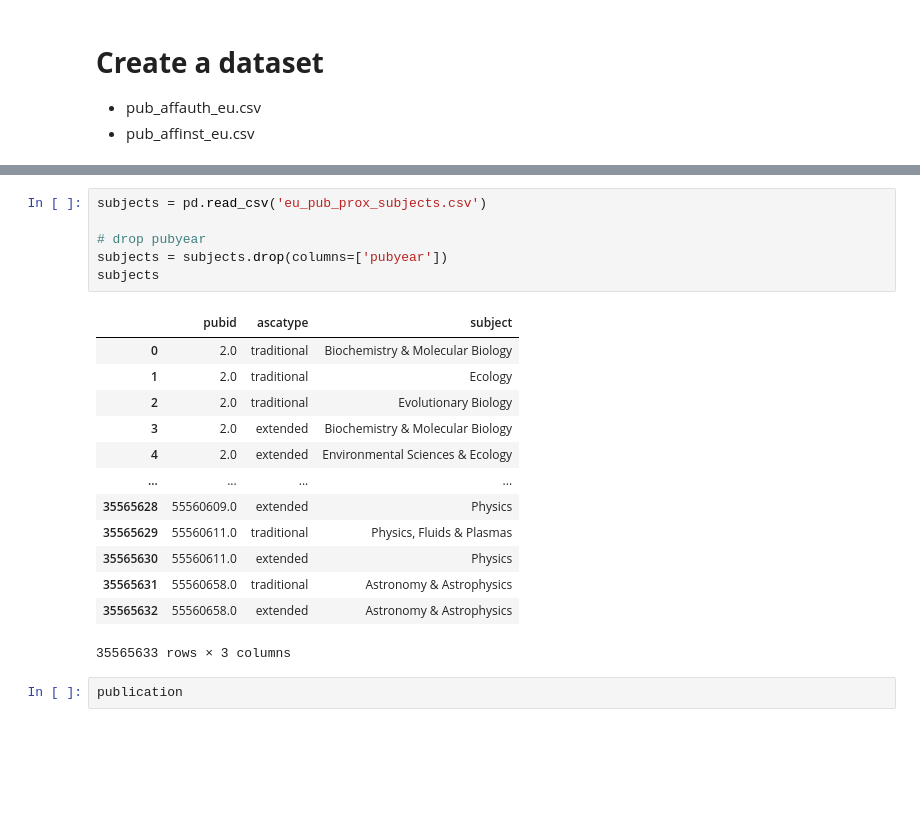
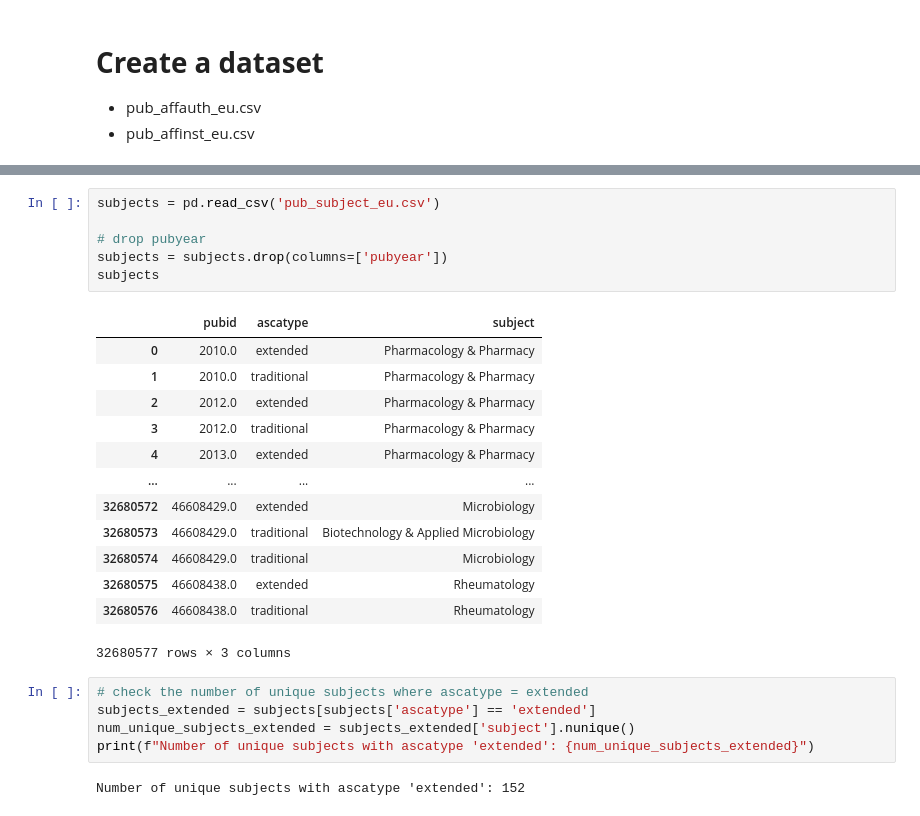
Before and after one commit to awekim/ContentNovelty, a Jupyter notebook: 1_data_construction.ipynb, the cells around one changed output, grey strips where cells are left out. Cells and saved outputs as stored; diff of their text form; blank space fills up the shorter version.

```diff
--- a/1_data_construction.ipynb
+++ b/1_data_construction.ipynb
@@ -64,22 +66,27 @@ publication
 # %%
-subjects = pd.read_csv('eu_pub_prox_subjects.csv')
+subjects = pd.read_csv('pub_subject_eu.csv')
 
 # drop pubyear
 subjects = subjects.drop(columns=['pubyear'])
 subjects
 # %% [output]
 |  | pubid | ascatype | subject |
-| 0 | 2.0 | traditional | Biochemistry & Molecular Biology |
-| 1 | 2.0 | traditional | Ecology |
-| 2 | 2.0 | traditional | Evolutionary Biology |
-| 3 | 2.0 | extended | Biochemistry & Molecular Biology |
-| 4 | 2.0 | extended | Environmental Sciences & Ecology |
+| 0 | 2010.0 | extended | Pharmacology & Pharmacy |
+| 1 | 2010.0 | traditional | Pharmacology & Pharmacy |
+| 2 | 2012.0 | extended | Pharmacology & Pharmacy |
+| 3 | 2012.0 | traditional | Pharmacology & Pharmacy |
+| 4 | 2013.0 | extended | Pharmacology & Pharmacy |
 | ... | ... | ... | ... |
-| 35565628 | 55560609.0 | extended | Physics |
-| 35565629 | 55560611.0 | traditional | Physics, Fluids & Plasmas |
-| 35565630 | 55560611.0 | extended | Physics |
-| 35565631 | 55560658.0 | traditional | Astronomy & Astrophysics |
-| 35565632 | 55560658.0 | extended | Astronomy & Astrophysics |
+| 32680572 | 46608429.0 | extended | Microbiology |
+| 32680573 | 46608429.0 | traditional | Biotechnology & Applied Microbiology |
+| 32680574 | 46608429.0 | traditional | Microbiology |
+| 32680575 | 46608438.0 | extended | Rheumatology |
+| 32680576 | 46608438.0 | traditional | Rheumatology |
-35565633 rows × 3 columns
+32680577 rows × 3 columns
 # %%
-publication
+# check the number of unique subjects where ascatype = extended
+subjects_extended = subjects[subjects['ascatype'] == 'extended']
+num_unique_subjects_extended = subjects_extended['subject'].nunique()
+print(f"Number of unique subjects with ascatype 'extended': {num_unique_subjects_extended}")
+# %% [output]
+Number of unique subjects with ascatype 'extended': 152
```
Also changed, not shown: parts of 21 cells of this notebook, 1 other file.
